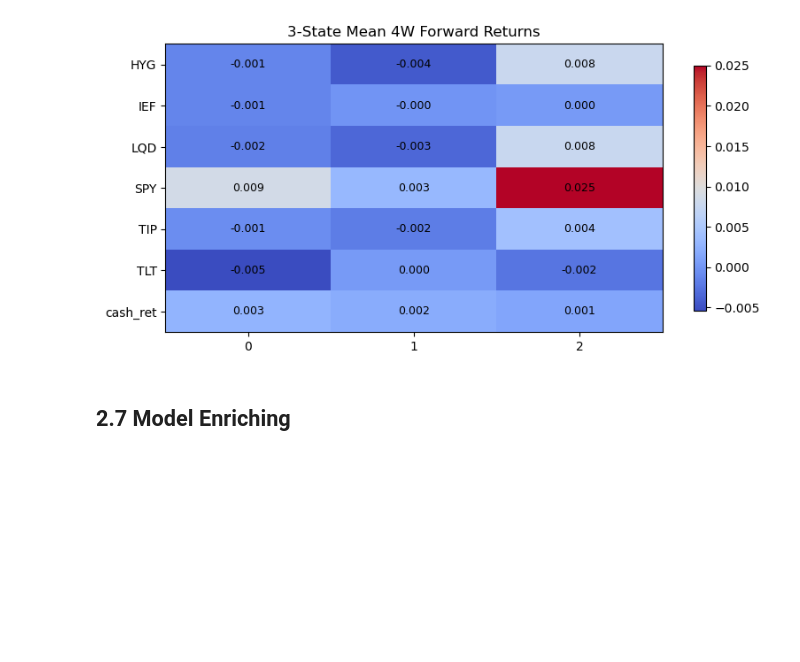
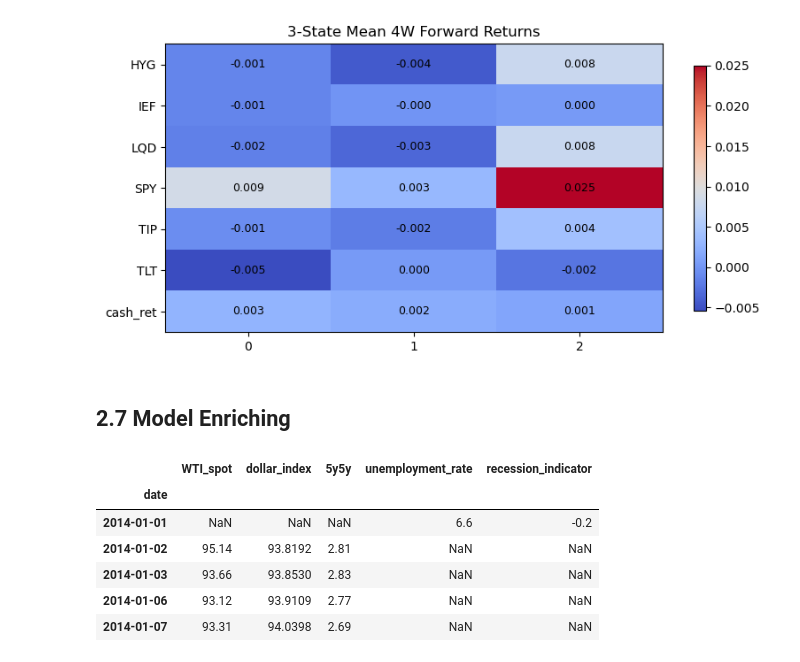
Before and after one commit to Yzc20060417/Systematic-Equities, a Jupyter notebook: Model.ipynb, the cells around one changed output. Cells and saved outputs as stored; diff of their text form; code cells hidden in the pictures; blank space fills up the shorter version.

```diff
--- a/Model.ipynb
+++ b/Model.ipynb
@@ -875,3 +876,45 @@ data_helpers.plot_mean_table(data_helpers.regime_mean_table(results_3s, 4), titl
 [figure]
 # %% [markdown]
 ## 2.7 Model Enriching
+# %%
+extra_series_map={
+    "WTI_spot": "DCOILWTICO",   # 3M T-bill yield (%)
+    "dollar_index": "DTWEXBGS",          # Effective fed funds (%)
+    "5y5y": "T5YIFR",           # 2Y Treasury yield (%)
+    "unemployment_rate": "UNRATE",         # 10Y Treasury yield (%)
+    "recession_indicator": "SAHMREALTIME"
+}
+
+def load_extra_series(vintage_date, api_key,
+                      observation_start=None, observation_end=None,
+                      series_map=None):
+    series_map = extra_series_map if series_map is None else series_map
+
+    out = {}
+    for name, sid in series_map.items():
+        out[name] = get_alfred_series_asof(
+            series_id=sid,
+            vintage_date=vintage_date,
+            api_key=api_key,
+            observation_start=observation_start,
+            observation_end=observation_end,
+        )
+
+    df = pd.concat(out, axis=1).sort_index()
+    return df
+
+extra_series_df = load_extra_series(
+    vintage_date="2026-03-07",
+    api_key=os.environ['FRED_API_KEY'],
+    observation_start="2014-01-01",
+)
+# %%
+extra_series_df.head()
+# %% [output]
+|  | WTI_spot | dollar_index | 5y5y | unemployment_rate | recession_indicator |
+| date |  |  |  |  |  |
+| 2014-01-01 | NaN | NaN | NaN | 6.6 | -0.2 |
+| 2014-01-02 | 95.14 | 93.8192 | 2.81 | NaN | NaN |
+| 2014-01-03 | 93.66 | 93.8530 | 2.83 | NaN | NaN |
+| 2014-01-06 | 93.12 | 93.9109 | 2.77 | NaN | NaN |
+| 2014-01-07 | 93.31 | 94.0398 | 2.69 | NaN | NaN |
```
Also changed, not shown: parts of 5 cells of this notebook.
